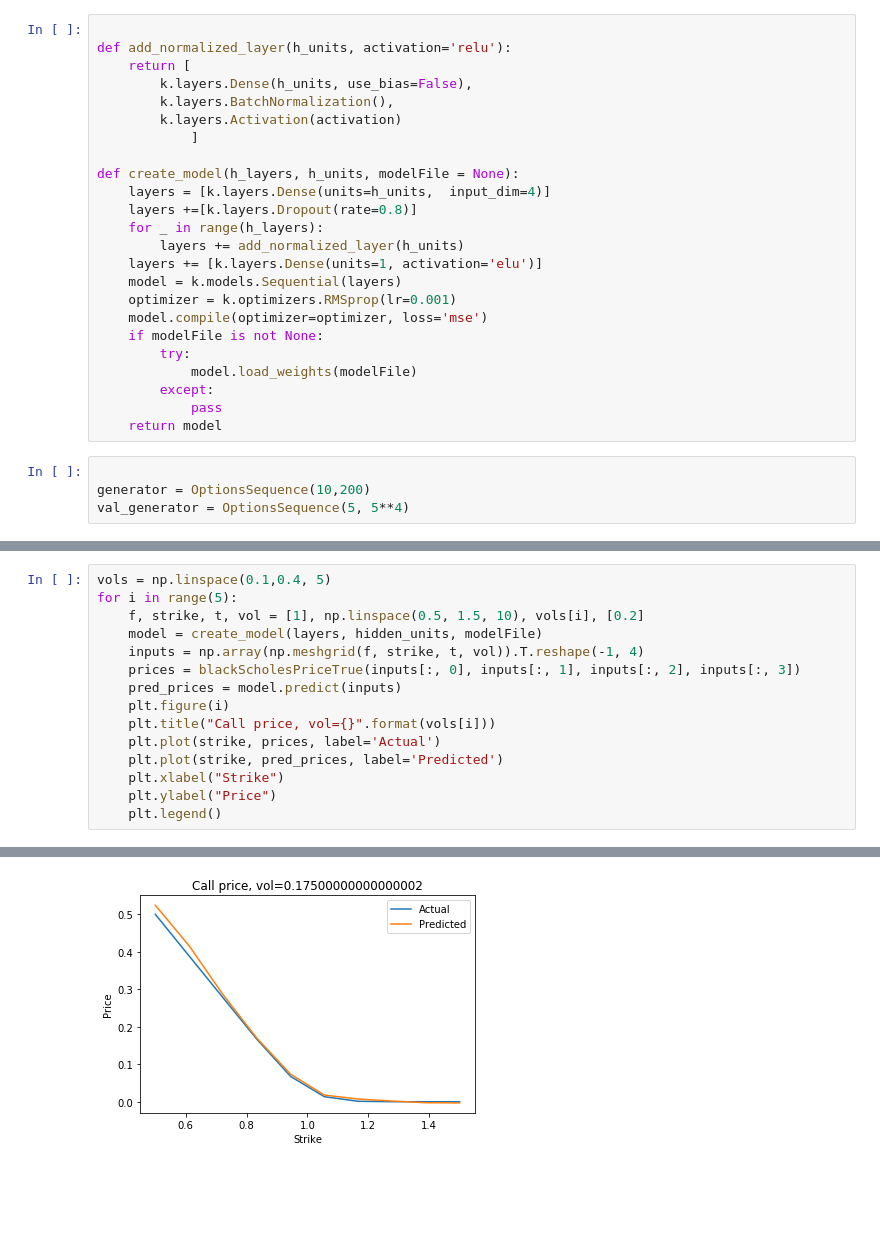
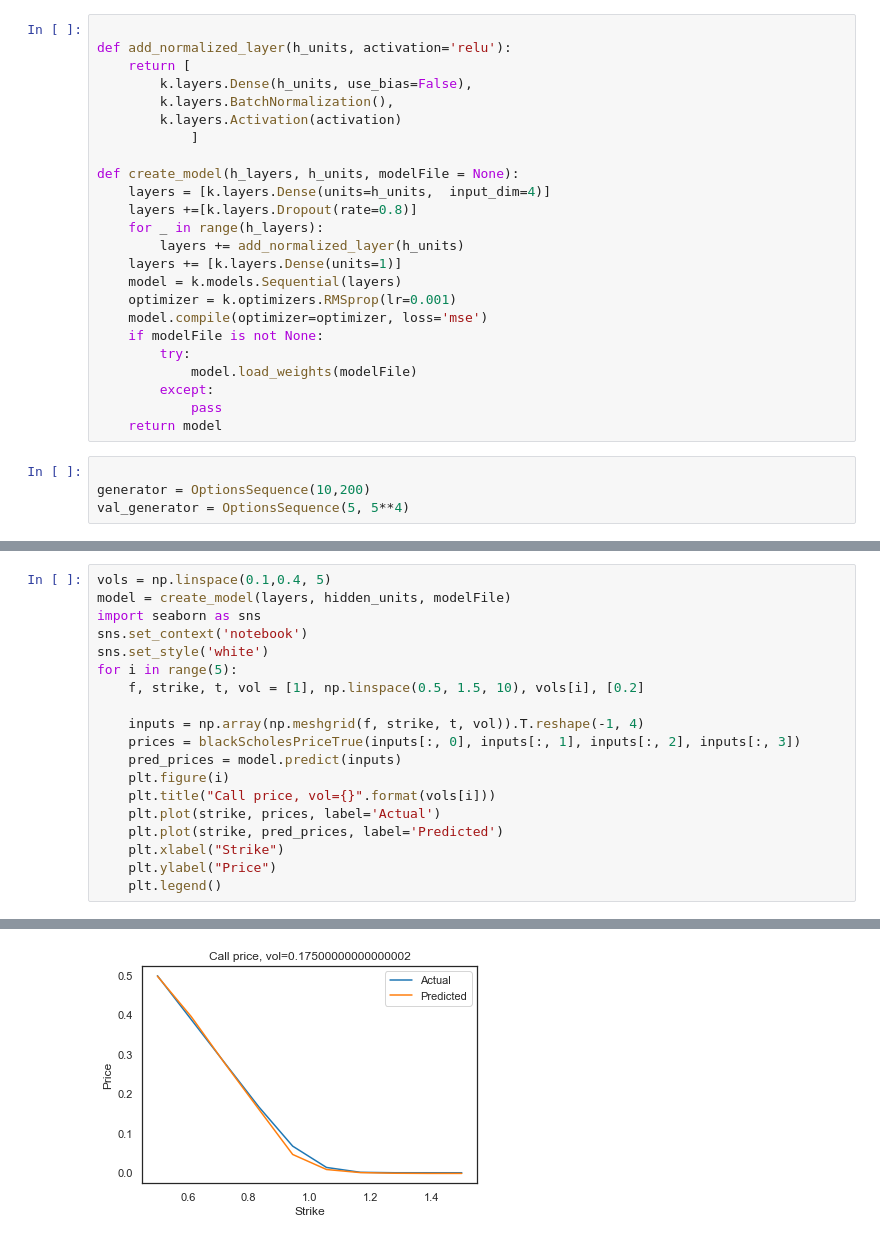
Before and after one commit to suren777/MLtraining, a Jupyter notebook: BlackScholesPricer.ipynb, the cells around one changed output, grey strips where cells are left out. Saved outputs shown, nothing was run; the diff lists cells and outputs as text; blank space fills up the shorter version.

```diff
--- a/BlackScholesPricer.ipynb
+++ b/BlackScholesPricer.ipynb
@@ -53,7 +53,7 @@ def create_model(h_layers, h_units, modelFile = None):
     layers +=[k.layers.Dropout(rate=0.8)]
     for _ in range(h_layers):
         layers += add_normalized_layer(h_units)
-    layers += [k.layers.Dense(units=1, activation='elu')]
+    layers += [k.layers.Dense(units=1)]
     model = k.models.Sequential(layers)
     optimizer = k.optimizers.RMSprop(lr=0.001)
     model.compile(optimizer=optimizer, loss='mse')
@@ -103,8 +98,12 @@ Epoch 8/100
 # %%
 vols = np.linspace(0.1,0.4, 5)
+model = create_model(layers, hidden_units, modelFile)
+import seaborn as sns
+sns.set_context('notebook')
+sns.set_style('white')
 for i in range(5):
     f, strike, t, vol = [1], np.linspace(0.5, 1.5, 10), vols[i], [0.2]
-    model = create_model(layers, hidden_units, modelFile)
+
     inputs = np.array(np.meshgrid(f, strike, t, vol)).T.reshape(-1, 4)
     prices = blackScholesPriceTrue(inputs[:, 0], inputs[:, 1], inputs[:, 2], inputs[:, 3])
     pred_prices = model.predict(inputs)
@@ -120 +119 @@ for i in range(5):
-[figure, old version]
+[figure, new version]
```
Also changed, not shown: parts of 2 cells of this notebook, 1 other file.
